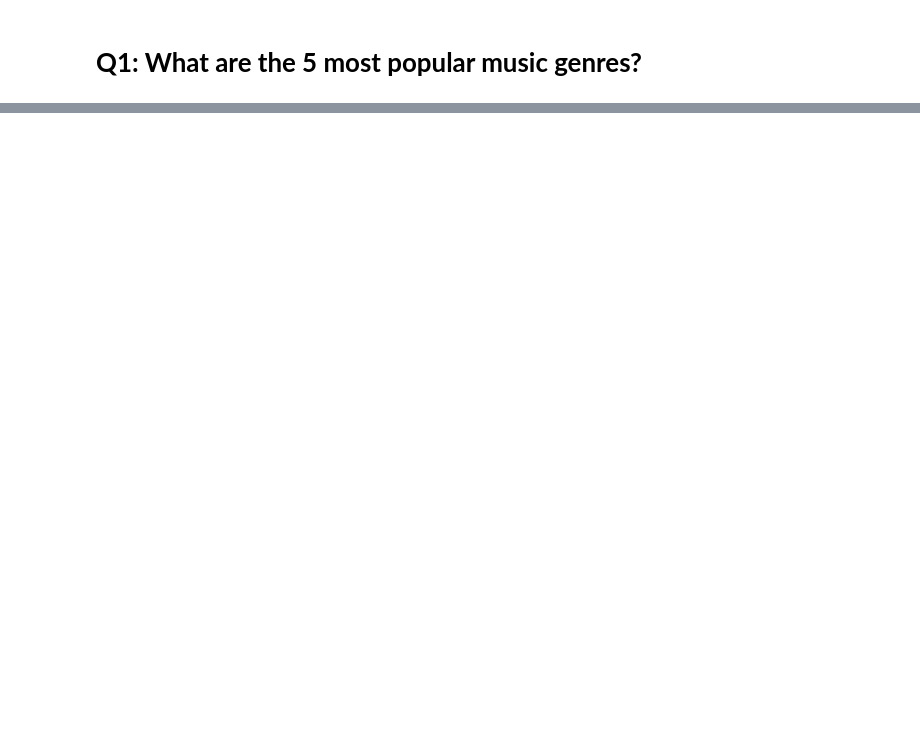
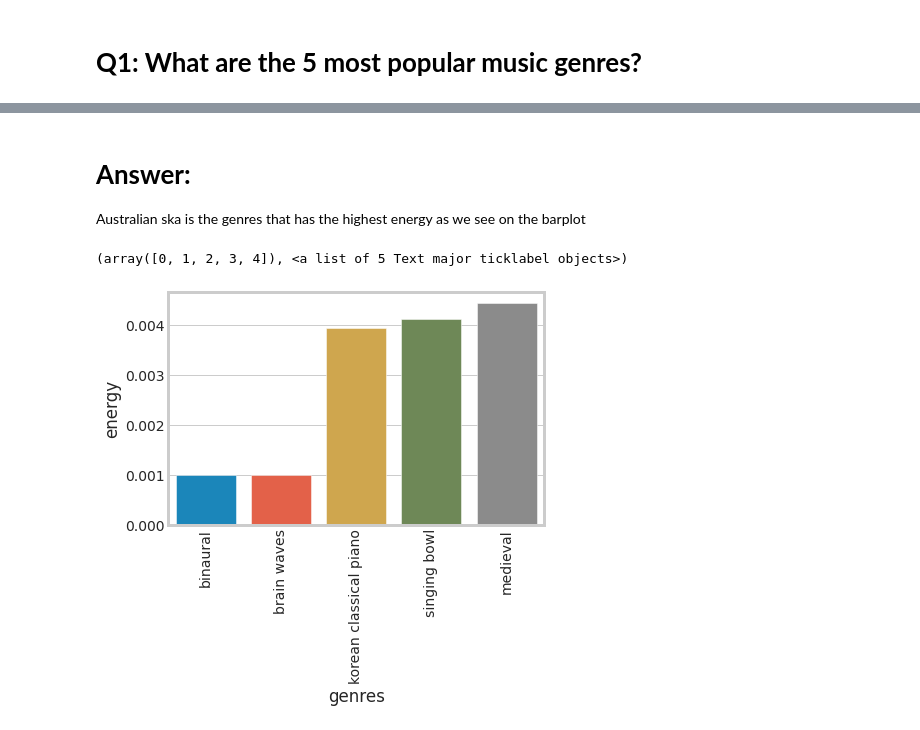
Before and after one commit to baher2000/Baher, a Jupyter notebook: Clustering_Mini-Project.ipynb, the cells around one changed output, grey strips where cells are left out. Cells and saved outputs as stored; diff of their text form; code cells hidden in the pictures; blank space fills up the shorter version.

```diff
--- a/Clustering_Mini-Project.ipynb
+++ b/Clustering_Mini-Project.ipynb
@@ -170,0 +150,9 @@ sns.barplot (data=df, x='genres', y='popularity').set(title='Genres and Populari
+# %% [markdown]
+# **Answer:**
+Australian ska is the genres that has the highest energy as we see on the barplot
+# %%
+sns.barplot(data = df.nsmallest(5, 'energy'), x = 'genres' , y = 'energy')
+plt.xticks(rotation = 90)
+# %% [output]
+(array([0, 1, 2, 3, 4]), <a list of 5 Text major ticklabel objects>)
+[figure, added]
```
Also changed, not shown: parts of 32 cells of this notebook.
